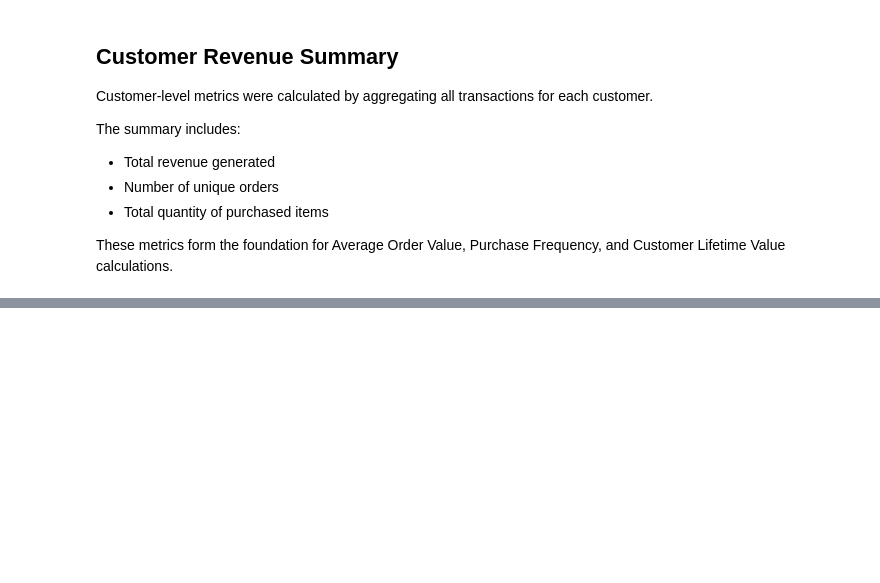
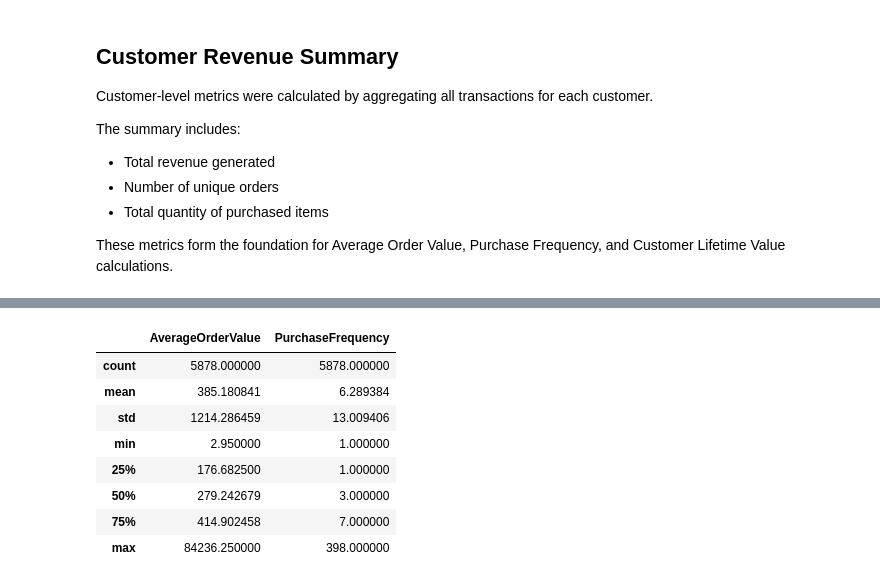
Before and after one commit to Tamoze/SaaS-ECommerce-Cohort-Retention-CLTV-Analysis, a Jupyter notebook: notebooks/week1-datacleaning.ipynb, the cells around one changed output, grey strips where cells are left out. Saved outputs shown, nothing was run; the diff lists cells and outputs as text; code cells hidden in the pictures; blank space fills up the shorter version.

```diff
--- a/notebooks/week1-datacleaning.ipynb
+++ b/notebooks/week1-datacleaning.ipynb
@@ -813,0 +846,17 @@ These metrics form the foundation for Average Order Value, Purchase Frequency, a
+# %%
+customer_summary[
+    [
+        "AverageOrderValue",
+        "PurchaseFrequency"
+    ]
+].describe()
+# %% [output]
+|  | AverageOrderValue | PurchaseFrequency |
+| count | 5878.000000 | 5878.000000 |
+| mean | 385.180841 | 6.289384 |
+| std | 1214.286459 | 13.009406 |
+| min | 2.950000 | 1.000000 |
+| 25% | 176.682500 | 1.000000 |
+| 50% | 279.242679 | 3.000000 |
+| 75% | 414.902458 | 7.000000 |
+| max | 84236.250000 | 398.000000 |
```
Also changed, not shown: parts of 5 cells of this notebook, 1 other file.
